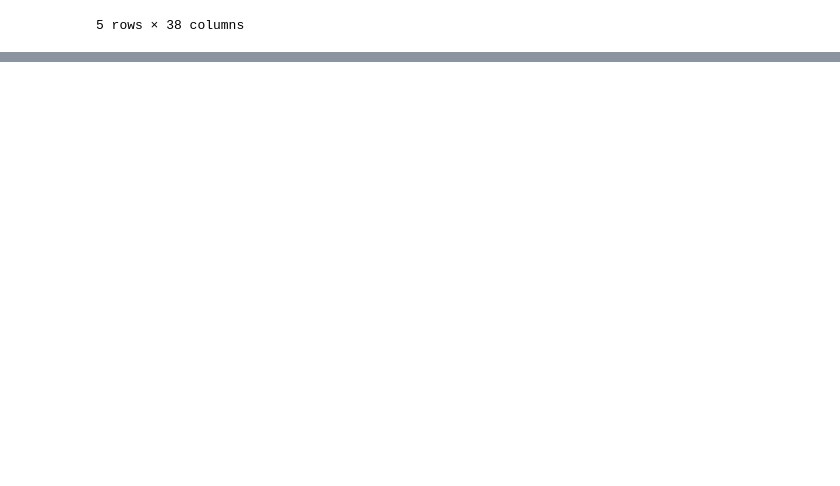
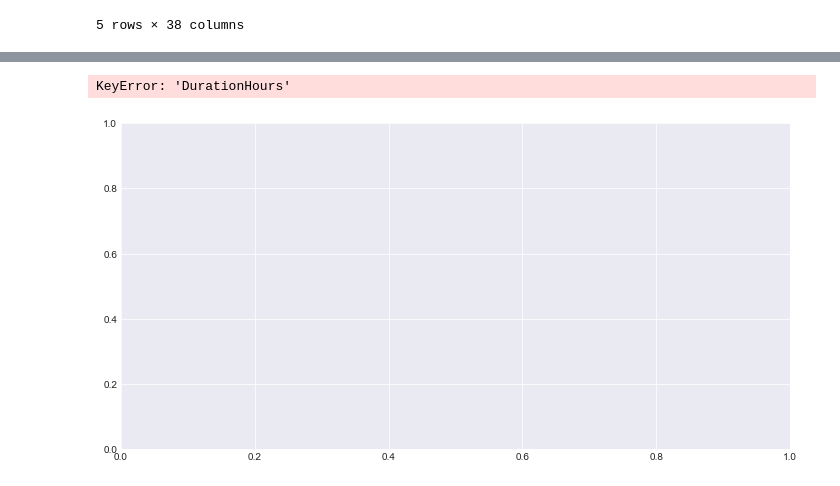
Before and after one commit to Sandokhan/mdse-stats, a Jupyter notebook: wildfire.ipynb, the cells around one changed output, grey strips where cells are left out. Drawn from its saved outputs; the diff is of its cells as text; code cells hidden in the pictures; blank space fills up the shorter version.

```diff
--- a/wildfire.ipynb
+++ b/wildfire.ipynb
@@ -118,0 +280,5 @@ plt.show()
+# %%
+north.plot.scatter('DurationHours', 'AA_Total (pov+mato+agric) (ha)')
+# %% [output]
+KeyError: 'DurationHours'
+[figure, added]
```
Also changed, not shown: parts of 23 cells of this notebook.
